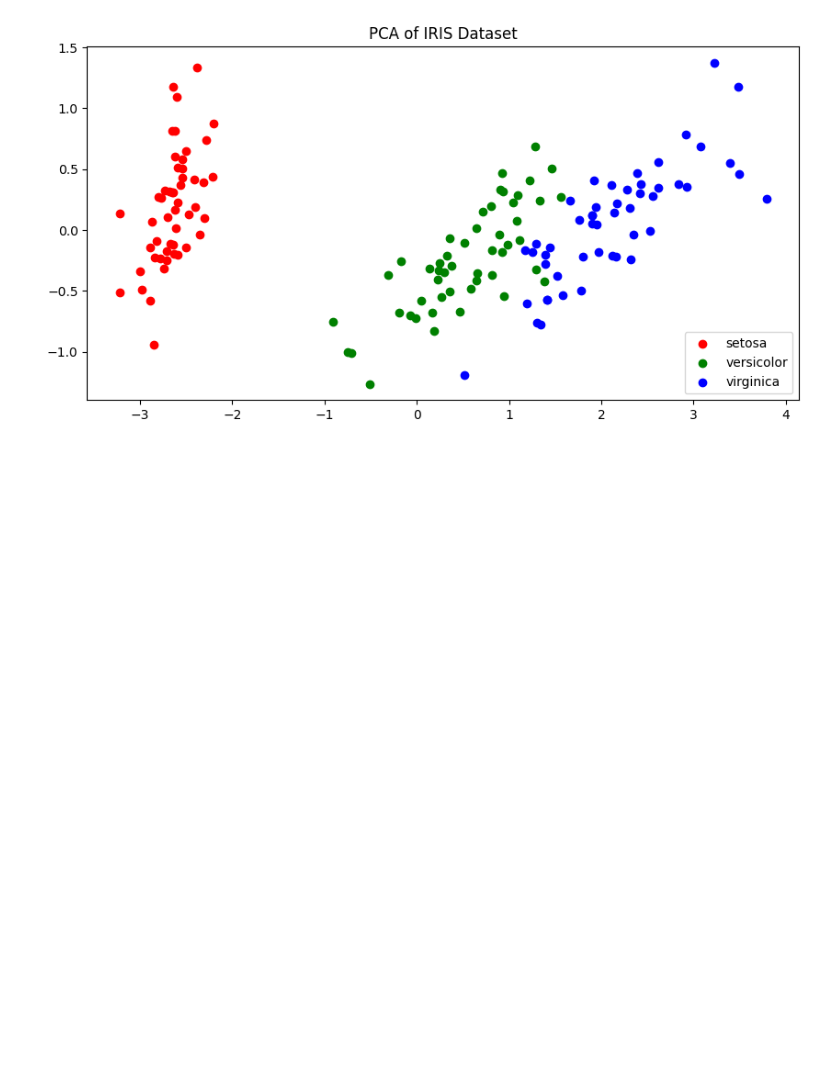
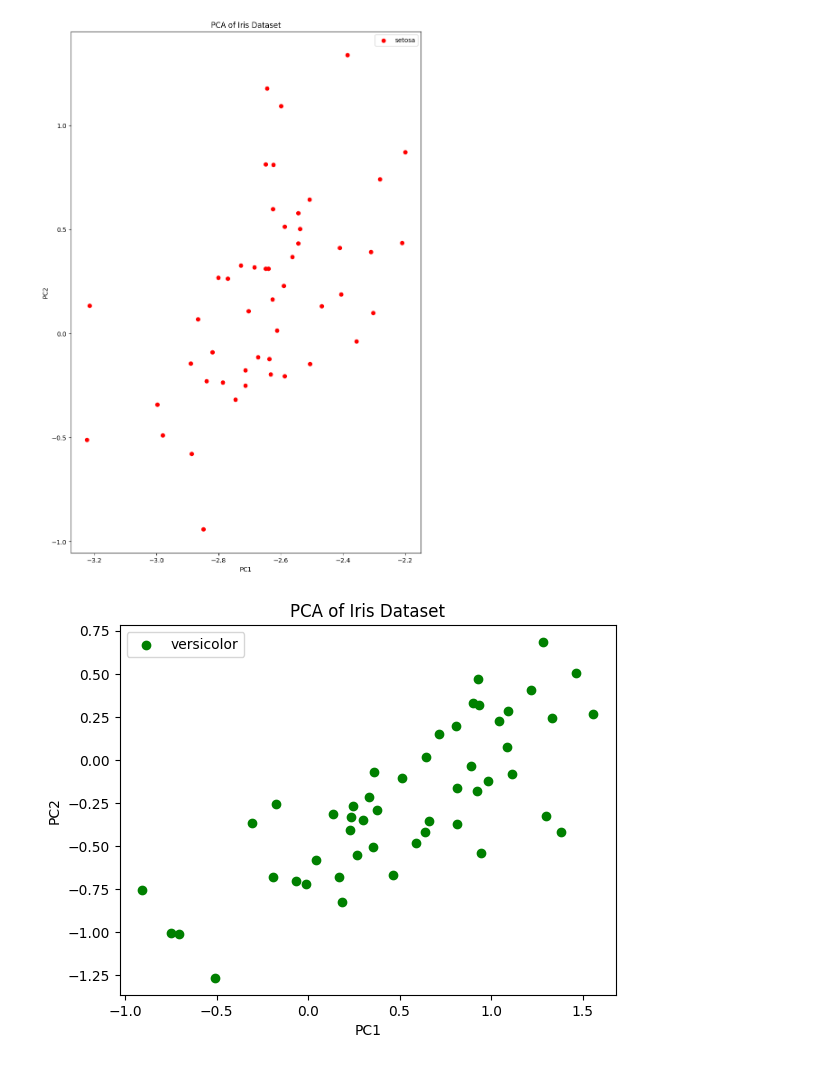
Before and after one commit to rohith-sheregar/ML-Lab, a Jupyter notebook: Lab3.ipynb, the cells around one changed output. Saved outputs shown, nothing was run; the diff lists cells and outputs as text; code cells hidden in the pictures; blank space fills up the shorter version.

```diff
--- a/Lab3.ipynb
+++ b/Lab3.ipynb
@@ -2,35 +2,28 @@
 <a href="https://colab.research.google.com/github/rohith-sheregar/ML-Lab/blob/main/Lab3.ipynb" target="_parent"><img src="https://colab.research.google.com/assets/colab-badge.svg" alt="Open In Colab"/></a>
 # %%
 import pandas as pd
+import numpy as np
 from sklearn.datasets import load_iris
 from sklearn.decomposition import PCA
-import numpy as np
 import matplotlib.pyplot as plt
-
 iris=load_iris()
 data=iris.data
 target=iris.target
 label_names=iris.target_names
-
-iris_df=pd.DataFrame(data, columns=iris.feature_names)
-
+iris_df=pd.DataFrame(data,columns=iris.feature_names)
 pca=PCA(n_components=2)
 data_reduced=pca.fit_transform(data)
-
-reduced_df=pd.DataFrame(data_reduced, columns=['PC1', 'PC2'])
+reduced_df=pd.DataFrame(data_reduced,columns=['PC1','PC2'])
 reduced_df['target']=target
-
-plt.figure(figsize=(10, 5))
-colors = ['r', 'g', 'b']
-
-for i, target_val in enumerate(np.unique(target)):
-    plt.scatter(reduced_df[reduced_df['target'] == target_val]['PC1'],
-                reduced_df[reduced_df['target'] == target_val]['PC2'],
-                color=colors[i],
-                label=label_names[i])
-
-plt.title('PCA of IRIS Dataset')
-plt.legend()
-plt.show()
+plt.figure(figsize=(10,15))
+colors=['r','g','b']
+for i,target in enumerate(np.unique(target)):
+ plt.scatter(reduced_df[reduced_df['target']==target]['PC1'],reduced_df[reduced_df['target']==target]['PC2'],c=colors[i],label=label_names[i])
+ plt.xlabel('PC1')
+ plt.ylabel('PC2')
+ plt.title('PCA of Iris Dataset')
+ plt.legend()
+ plt.show()
 # %% [output]
-[figure, old version]
+[figure, new version]
+[figure, added]
```
Also changed, not shown: parts of 1 cell of this notebook.
